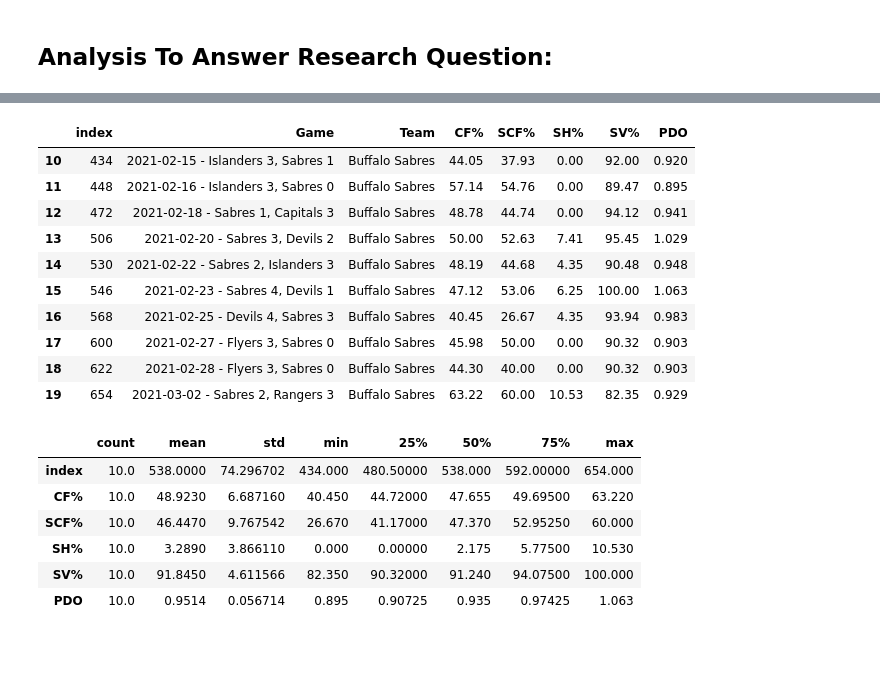
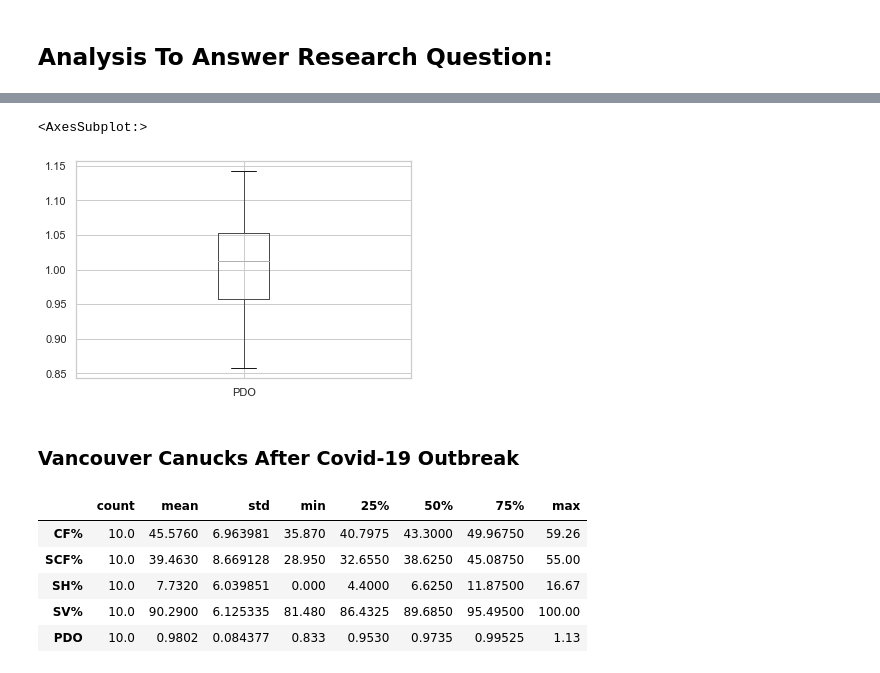
Before and after one commit to data301-2021-winter1/project-group23-project, a Jupyter notebook: notebooks/analysis1.ipynb, the cells around one changed output, grey strips where cells are left out. Drawn from its saved outputs; the diff is of its cells as text; code cells hidden in the pictures; blank space fills up the shorter version.

```diff
--- a/notebooks/analysis1.ipynb
+++ b/notebooks/analysis1.ipynb
@@ -257,24 +247,16 @@ SabresBefore.boxplot(['CF%','SCF%','SH%','SV%','PDO'])
-# %%
-SabresAfter
-# %% [output]
-|  | index | Game | Team | CF% | SCF% | SH% | SV% | PDO |
-| 10 | 434 | 2021-02-15 - Islanders 3, Sabres 1 | Buffalo Sabres | 44.05 | 37.93 | 0.00 | 92.00 | 0.920 |
-| 11 | 448 | 2021-02-16 - Islanders 3, Sabres 0 | Buffalo Sabres | 57.14 | 54.76 | 0.00 | 89.47 | 0.895 |
-| 12 | 472 | 2021-02-18 - Sabres 1, Capitals 3 | Buffalo Sabres | 48.78 | 44.74 | 0.00 | 94.12 | 0.941 |
-| 13 | 506 | 2021-02-20 - Sabres 3, Devils 2 | Buffalo Sabres | 50.00 | 52.63 | 7.41 | 95.45 | 1.029 |
-| 14 | 530 | 2021-02-22 - Sabres 2, Islanders 3 | Buffalo Sabres | 48.19 | 44.68 | 4.35 | 90.48 | 0.948 |
-| 15 | 546 | 2021-02-23 - Sabres 4, Devils 1 | Buffalo Sabres | 47.12 | 53.06 | 6.25 | 100.00 | 1.063 |
-| 16 | 568 | 2021-02-25 - Devils 4, Sabres 3 | Buffalo Sabres | 40.45 | 26.67 | 4.35 | 93.94 | 0.983 |
-| 17 | 600 | 2021-02-27 - Flyers 3, Sabres 0 | Buffalo Sabres | 45.98 | 50.00 | 0.00 | 90.32 | 0.903 |
-| 18 | 622 | 2021-02-28 - Flyers 3, Sabres 0 | Buffalo Sabres | 44.30 | 40.00 | 0.00 | 90.32 | 0.903 |
-| 19 | 654 | 2021-03-02 - Sabres 2, Rangers 3 | Buffalo Sabres | 63.22 | 60.00 | 10.53 | 82.35 | 0.929 |
-# %%
-SabresAfter.describe().T
-# %% [output]
-|  | count | mean | std | min | 25% | 50% | 75% | max |
-| index | 10.0 | 538.0000 | 74.296702 | 434.000 | 480.50000 | 538.000 | 592.00000 | 654.000 |
-| CF% | 10.0 | 48.9230 | 6.687160 | 40.450 | 44.72000 | 47.655 | 49.69500 | 63.220 |
-| SCF% | 10.0 | 46.4470 | 9.767542 | 26.670 | 41.17000 | 47.370 | 52.95250 | 60.000 |
-| SH% | 10.0 | 3.2890 | 3.866110 | 0.000 | 0.00000 | 2.175 | 5.77500 | 10.530 |
-| SV% | 10.0 | 91.8450 | 4.611566 | 82.350 | 90.32000 | 91.240 | 94.07500 | 100.000 |
-| PDO | 10.0 | 0.9514 | 0.056714 | 0.895 | 0.90725 | 0.935 | 0.97425 | 1.063 |
+# %%
+CanucksBeforeFinal.boxplot(['PDO'])
+# %% [output]
+<AxesSubplot:>
+[figure, added]
+# %% [markdown]
+### Vancouver Canucks After Covid-19 Outbreak
+# %%
+CovidDescribeCAF
+# %% [output]
+|  | count | mean | std | min | 25% | 50% | 75% | max |
+| CF% | 10.0 | 45.5760 | 6.963981 | 35.870 | 40.7975 | 43.3000 | 49.96750 | 59.26 |
+| SCF% | 10.0 | 39.4630 | 8.669128 | 28.950 | 32.6550 | 38.6250 | 45.08750 | 55.00 |
+| SH% | 10.0 | 7.7320 | 6.039851 | 0.000 | 4.4000 | 6.6250 | 11.87500 | 16.67 |
+| SV% | 10.0 | 90.2900 | 6.125335 | 81.480 | 86.4325 | 89.6850 | 95.49500 | 100.00 |
+| PDO | 10.0 | 0.9802 | 0.084377 | 0.833 | 0.9530 | 0.9735 | 0.99525 | 1.13 |
```
Also changed, not shown: parts of 36 cells of this notebook.
